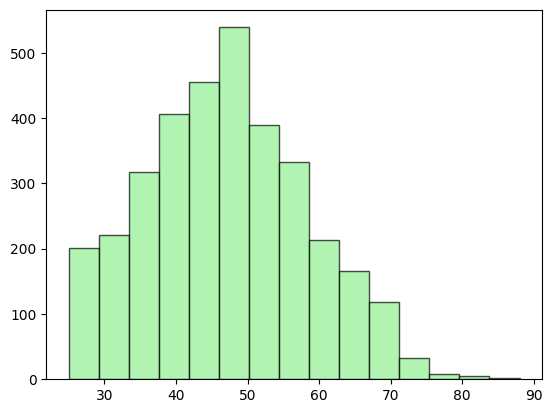
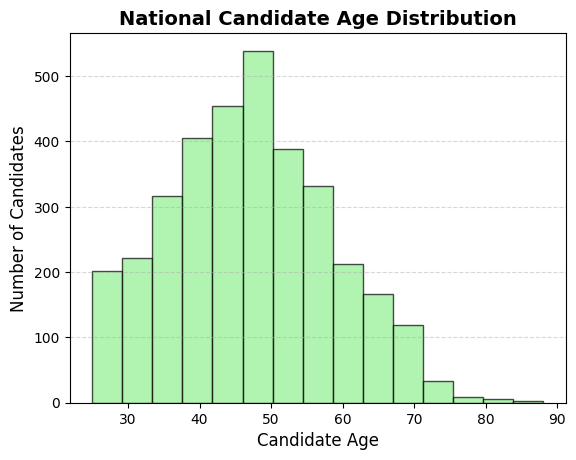
Unified diff of the notebook cell whose output changed from the first chart to the second:
--- before
+++ after
@@ -1 +1,7 @@
 plt.hist(df_master['age'], bins=15, color='lightgreen', edgecolor='black', alpha=0.7)
+plt.title("National Candidate Age Distribution", fontsize=14, fontweight='bold')
+plt.xlabel("Candidate Age", fontsize=12)
+plt.ylabel("Number of Candidates", fontsize=12)
+plt.grid(True, axis='y', linestyle='--', alpha=0.5)
+
+plt.savefig('histogram_candidate_age.png', bbox_inches='tight')

Commit: Added a code for labels and also for saving the fig of the histogram